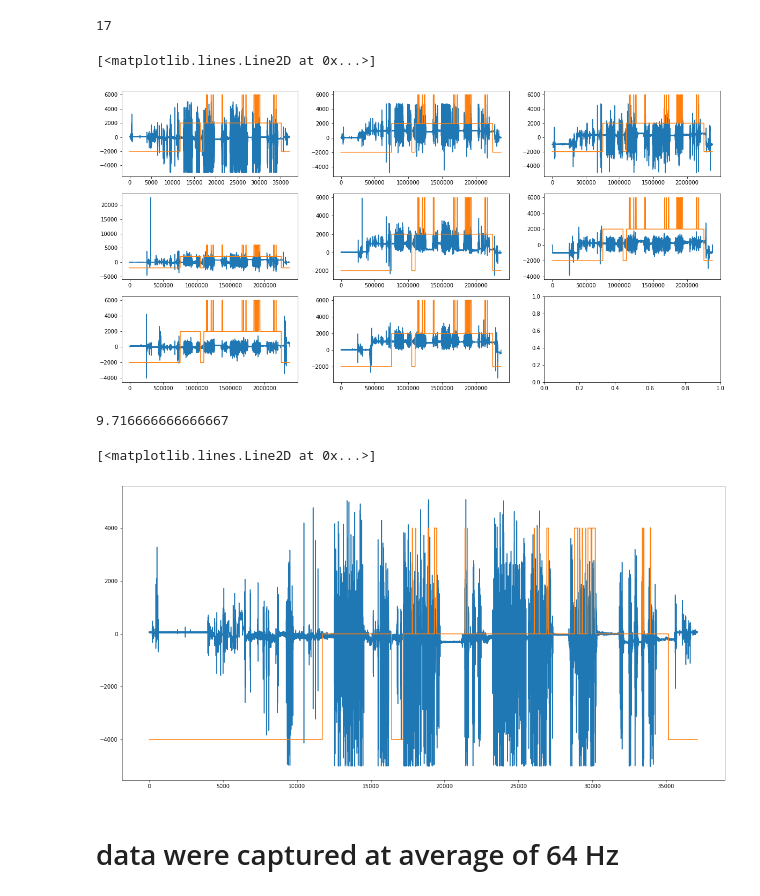
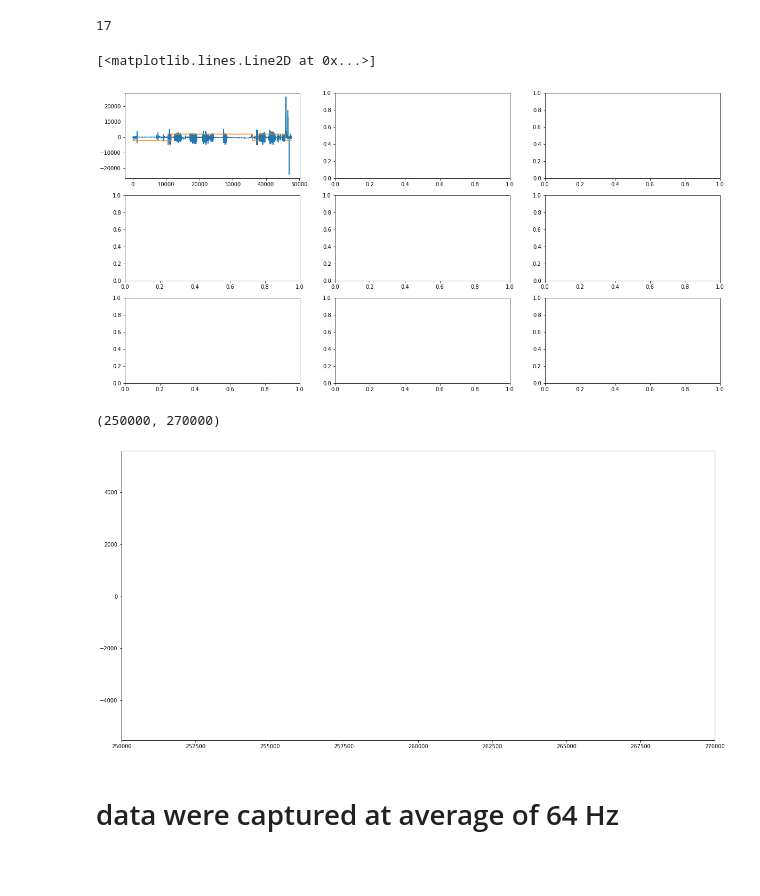
Before and after one commit to davidfox87/parkinsons_freeze, a Jupyter notebook: TDI.ipynb, the cells around one changed output. Drawn from its saved outputs; the diff is of its cells as text; code cells hidden in the pictures; blank space fills up the shorter version.

```diff
--- a/TDI.ipynb
+++ b/TDI.ipynb
@@ -59,36 +59,34 @@ len(participants)
 # %% [output]
 17
 # %%
+idx = 6
 fig, ((ax1, ax2, ax3), (ax4, ax5, ax6), (ax7, ax8, ax9)) = plt.subplots(3, 3)
-ax1.plot(participants[7][:, 0]*(1.0/64), participants[7][:, 1])
-ax1.plot(participants[7][:, 0]*(1.0/64), 4000*participants[7][:, -1]-2000)
-ax2.plot(participants[7][:, 0], participants[7][:, 2])
-ax2.plot(participants[7][:, 0], 4000*participants[7][:, -1]-2000)
-ax3.plot(participants[7][:, 0], participants[7][:, 3])
-ax3.plot(participants[7][:, 0], 4000*participants[7][:, -1]-2000)
-ax4.plot(participants[7][:, 0], participants[7][:, 4])
-ax4.plot(participants[7][:, 0], 4000*participants[7][:, -1]-2000)
-ax5.plot(participants[7][:, 0], participants[7][:, 5])
-ax5.plot(participants[7][:, 0], 4000*participants[7][:, -1]-2000)
-ax6.plot(participants[7][:, 0], participants[7][:, 6])
-ax6.plot(participants[7][:, 0], 4000*participants[7][:, -1]-2000)
-ax7.plot(participants[7][:, 0], participants[7][:, 7])
-ax7.plot(participants[7][:, 0], 4000*participants[7][:, -1]-2000)
-ax8.plot(participants[7][:, 0], participants[7][:, 8])
-ax8.plot(participants[7][:, 0], 4000*participants[7][:, -1]-2000)
+ax1.plot(participants[idx][:, 0]*(1.0/64), participants[idx][:, 1])
+ax1.plot(participants[idx][:, 0]*(1.0/64), 4000*participants[idx][:, -1]-2000)
+# ax2.plot(participants[idx][:, 0], participants[7][:, 2])
+# ax2.plot(participants[7][:, 0], 4000*participants[7][:, -1]-2000)
+# ax3.plot(participants[7][:, 0], participants[7][:, 3])
+# ax3.plot(participants[7][:, 0], 4000*participants[7][:, -1]-2000)
+# ax4.plot(participants[7][:, 0], participants[7][:, 4])
+# ax4.plot(participants[7][:, 0], 4000*participants[7][:, -1]-2000)
+# ax5.plot(participants[7][:, 0], participants[7][:, 5])
+# ax5.plot(participants[7][:, 0], 4000*participants[7][:, -1]-2000)
+# ax6.plot(participants[7][:, 0], participants[7][:, 6])
+# ax6.plot(participants[7][:, 0], 4000*participants[7][:, -1]-2000)
+# ax7.plot(participants[7][:, 0], participants[7][:, 7])
+# ax7.plot(participants[7][:, 0], 4000*participants[7][:, -1]-2000)
+# ax8.plot(participants[7][:, 0], participants[7][:, 8])
+# ax8.plot(participants[7][:, 0], 4000*participants[7][:, -1]-2000)
 # %% [output]
 [<matplotlib.lines.Line2D at 0x...>]
-[figure, old version]
+[figure, new version]
-# %%
-583/60
-# %% [output]
-9.716666666666667
 # %%
 plt.plot(participants[7][:, 0]*(1.0/64), participants[7][:, 1])
 plt.plot(participants[7][:, 0]*(1.0/64), 4000*participants[7][:, -1]-4000)
+plt.xlim(250000, 270000)
 # %% [output]
-[<matplotlib.lines.Line2D at 0x...>]
+(250000, 270000)
-[figure, old version]
+[figure, new version]
 # %% [markdown]
 # data were captured at average of 64 Hz
 # %%
```
Also changed, not shown: parts of 30 cells of this notebook.
